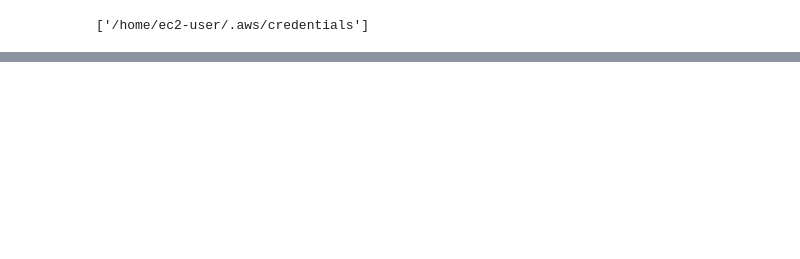
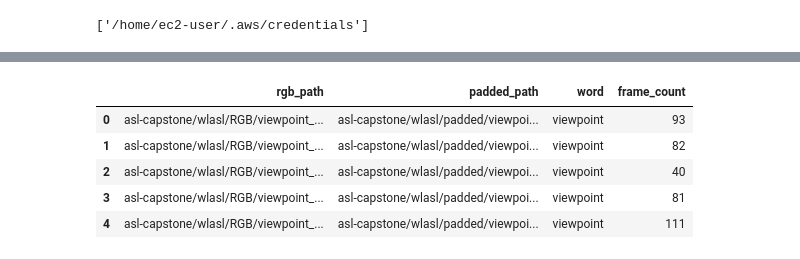
Before and after one commit to deanna-emery/ASL-Translator, a Jupyter notebook: modeling/pad_videos.ipynb, the cells around one changed output, grey strips where cells are left out. Cells and saved outputs as stored; diff of their text form; code cells hidden in the pictures; blank space fills up the shorter version.

```diff
--- a/modeling/pad_videos.ipynb
+++ b/modeling/pad_videos.ipynb
@@ -96,6 +99,15 @@ video_files.head(10)
 #         tf.TensorSpec(shape=(), dtype=tf.string)
 #     )
 # )
+# %%
+video_files.head()
+# %% [output]
+|  | rgb_path | padded_path | word | frame_count |
+| 0 | asl-capstone/wlasl/RGB/viewpoint_... | asl-capstone/wlasl/padded/viewpoi... | viewpoint | 93 |
+| 1 | asl-capstone/wlasl/RGB/viewpoint_... | asl-capstone/wlasl/padded/viewpoi... | viewpoint | 82 |
+| 2 | asl-capstone/wlasl/RGB/viewpoint_... | asl-capstone/wlasl/padded/viewpoi... | viewpoint | 40 |
+| 3 | asl-capstone/wlasl/RGB/viewpoint_... | asl-capstone/wlasl/padded/viewpoi... | viewpoint | 81 |
+| 4 | asl-capstone/wlasl/RGB/viewpoint_... | asl-capstone/wlasl/padded/viewpoi... | viewpoint | 111 |
 # %%
 %%time
 
```
Also changed, not shown: parts of 3 cells of this notebook, 6 other files.
